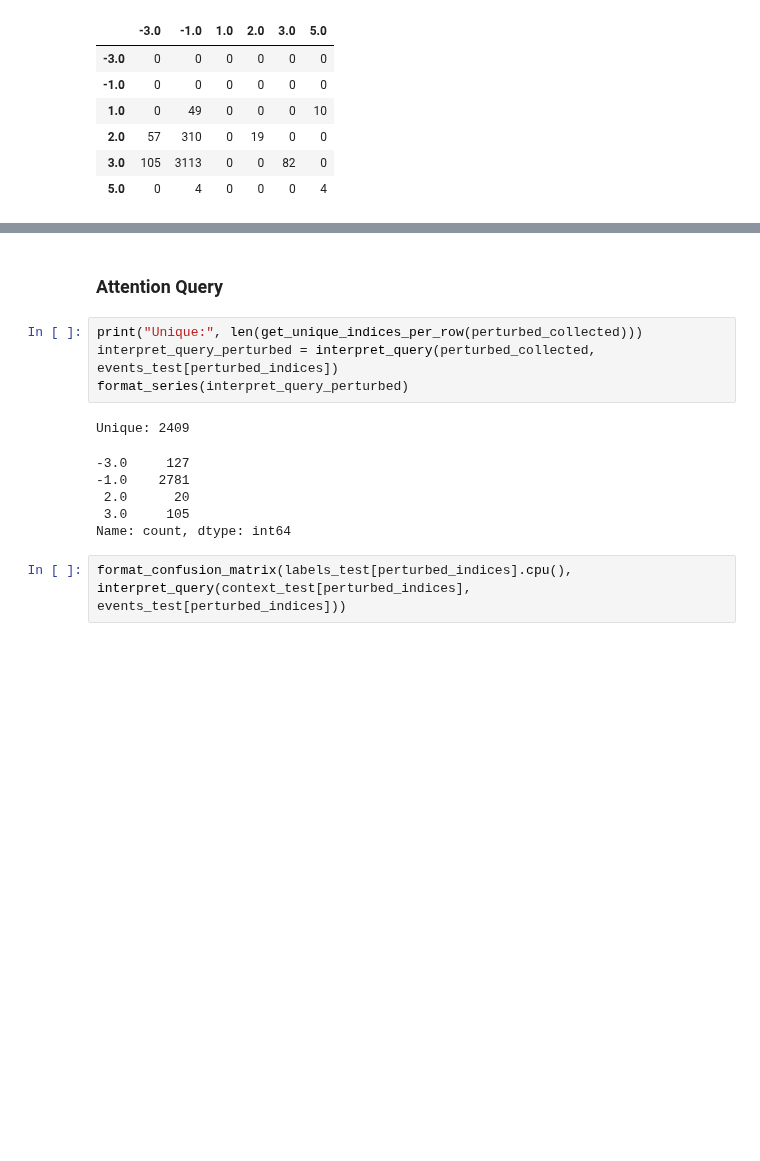
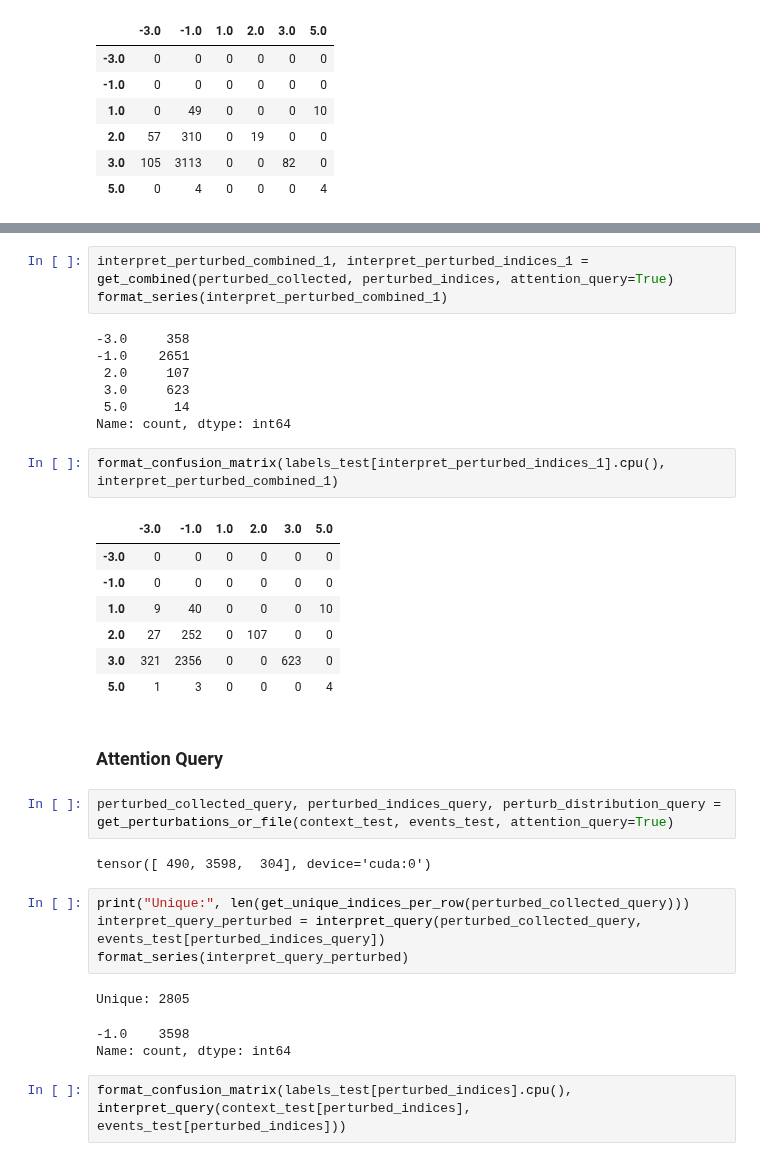
Before and after one commit to MartinStoev00/DeepCASE, a Jupyter notebook: attack.ipynb, the cells around one changed output, grey strips where cells are left out. Drawn from its saved outputs; the diff is of its cells as text; blank space fills up the shorter version.

```diff
--- a/attack.ipynb
+++ b/attack.ipynb
@@ -506,15 +517,36 @@ format_confusion_matrix(labels_test[interpret_perturbed_indices].cpu(), interpre
+# %%
+interpret_perturbed_combined_1, interpret_perturbed_indices_1 = get_combined(perturbed_collected, perturbed_indices, attention_query=True)
+format_series(interpret_perturbed_combined_1)
+# %% [output]
+-3.0     358
+-1.0    2651
+ 2.0     107
+ 3.0     623
+ 5.0      14
+Name: count, dtype: int64
+# %%
+format_confusion_matrix(labels_test[interpret_perturbed_indices_1].cpu(), interpret_perturbed_combined_1)
+# %% [output]
+|  | -3.0 | -1.0 | 1.0 | 2.0 | 3.0 | 5.0 |
+| -3.0 | 0 | 0 | 0 | 0 | 0 | 0 |
+| -1.0 | 0 | 0 | 0 | 0 | 0 | 0 |
+| 1.0 | 9 | 40 | 0 | 0 | 0 | 10 |
+| 2.0 | 27 | 252 | 0 | 107 | 0 | 0 |
+| 3.0 | 321 | 2356 | 0 | 0 | 623 | 0 |
+| 5.0 | 1 | 3 | 0 | 0 | 0 | 4 |
 # %% [markdown]
 ### Attention Query
+# %%
+perturbed_collected_query, perturbed_indices_query, perturb_distribution_query = get_perturbations_or_file(context_test, events_test, attention_query=True)
+# %% [output]
+tensor([ 490, 3598,  304], device='cuda:0')
 # %%
-print("Unique:", len(get_unique_indices_per_row(perturbed_collected)))
-interpret_query_perturbed = interpret_query(perturbed_collected, events_test[perturbed_indices])
+print("Unique:", len(get_unique_indices_per_row(perturbed_collected_query)))
+interpret_query_perturbed = interpret_query(perturbed_collected_query, events_test[perturbed_indices_query])
 format_series(interpret_query_perturbed)
 # %% [output]
-Unique: 2409
+Unique: 2805
--3.0     127
--1.0    2781
- 2.0      20
- 3.0     105
+-1.0    3598
 Name: count, dtype: int64
 # %%
 format_confusion_matrix(labels_test[perturbed_indices].cpu(), interpret_query(context_test[perturbed_indices], events_test[perturbed_indices]))
```
Also changed, not shown: parts of 22 cells of this notebook, 36 other files.
